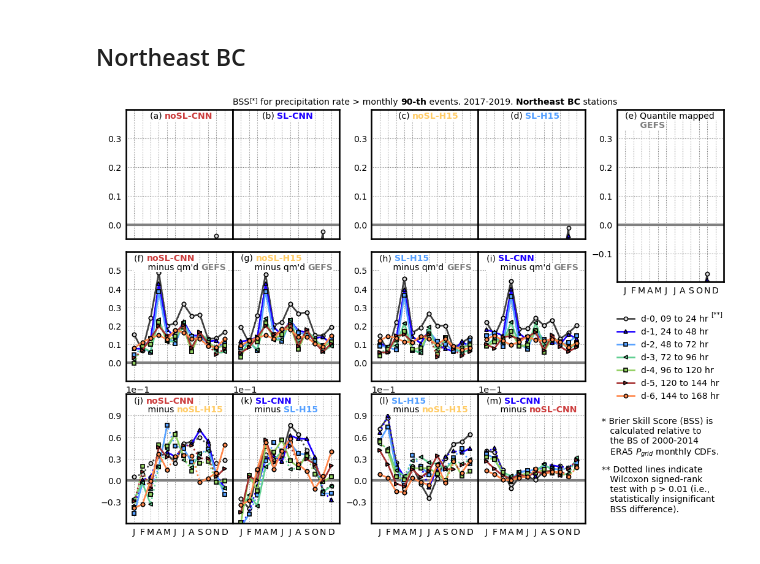
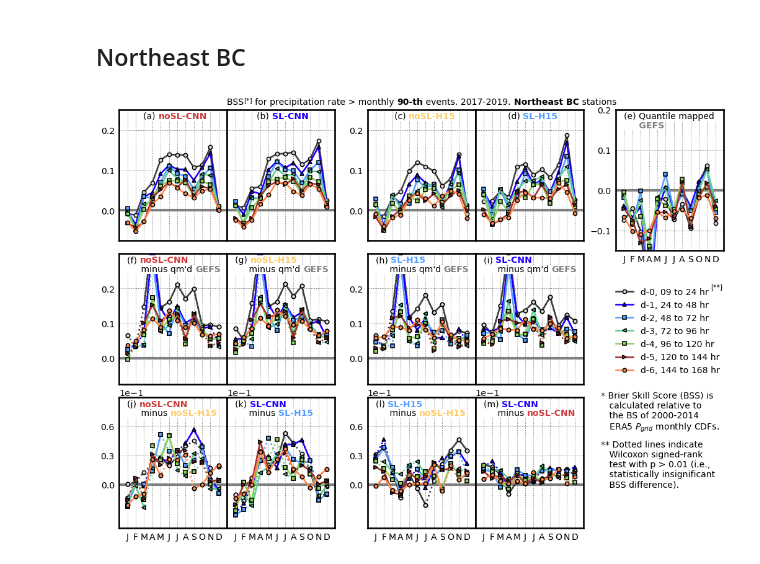
Before and after one commit to yingkaisha/rainbow, a Jupyter notebook: publish/PLOT_BSS_BCH.ipynb, the cells around one changed output. Cells and saved outputs as stored; diff of their text form; code cells hidden in the pictures.

```diff
--- a/publish/PLOT_BSS_BCH.ipynb
+++ b/publish/PLOT_BSS_BCH.ipynb
@@ -822,18 +808,18 @@ BSS_dict = np.load(save_dir+'BSS_BCH_loc2.npy', allow_pickle=True)[()]
 BSS_wilcox = np.load(save_dir+'BSS_BCH_wilcox_loc2.npy', allow_pickle=True)[()]
 # %%
 # 1st row
-YLIM0 = [-0.05, 0.4]
-YLIM1 = [-0.05, 0.4]
+YLIM0 = [-0.075, 0.25]
+YLIM1 = [-0.075, 0.25]
 YLIM = YLIM1
-YLIM_gfs = [-0.2, 0.4]
+YLIM_gfs = [-0.15, 0.2]
 
 # 2nd row
-YLIM_diff00 = [-0.1, 0.6]
-YLIM_diff01 = [-0.1, 0.6]
+YLIM_diff00 = [-0.075, 0.3]
+YLIM_diff01 = [-0.075, 0.3]
 
 # 3rd row
-YLIM_diff1 = [-0.06, 0.12]
-YLIM_diff2 = [-0.06, 0.12]
+YLIM_diff1 = [-0.045, 0.09]
+YLIM_diff2 = [-0.045, 0.09]
 
 labels = ['d-0, 09 to 24 hr',
           'd-1, 24 to 48 hr',
@@ -1011,27 +997,27 @@ for m, method in enumerate(methods_plot):
                            linestyle='-', color=C[d], marker=M[d], mfc=C_M[d], ms=6, mec='k', mew=1.5)
 
 for i in range(2):
-    AX_bss[0][i].set_yticks([0, 0.1, 0.2, 0.3])
+    AX_bss[0][i].set_yticks([0, 0.1, 0.2])
 
 for i in range(2, 4):
-    AX_bss[0][i].set_yticks([0, 0.1, 0.2, 0.3])
+    AX_bss[0][i].set_yticks([0, 0.1, 0.2])
 
-AX_gfs[0].set_yticks([-0.1, 0, 0.1, 0.2, 0.3,])
+AX_gfs[0].set_yticks([-0.1, 0, 0.1, 0.2])
 
 for i in [0, 1]:
-    AX_diff[0][i].set_yticks([0, 0.1, 0.2, 0.3, 0.4, 0.5]);
+    AX_diff[0][i].set_yticks([0, 0.1, 0.2,]);
 
 for i in [2, 3]:
-    AX_diff[0][i].set_yticks([0, 0.1, 0.2, 0.3, 0.4, 0.5]);
+    AX_diff[0][i].set_yticks([0, 0.1, 0.2,]);
 
 for i in [0, 1]:
     AX_diff[1][i].ticklabel_format(axis='y', scilimits=(-1, -1))
-    AX_diff[1][i].set_yticks([-0.03, 0, 0.03, 0.06, 0.09]);
+    AX_diff[1][i].set_yticks([0, 0.03, 0.06]);
     AX_diff[1][i].yaxis.offsetText.set_fontsize(14)
 
 for i in [2, 3]:
     AX_diff[1][i].ticklabel_format(axis='y', scilimits=(-1, -1))
-    AX_diff[1][i].set_yticks([-0.03, 0, 0.03, 0.06, 0.09]);
+    AX_diff[1][i].set_yticks([0, 0.03, 0.06]);
     AX_diff[1][i].yaxis.offsetText.set_fontsize(14)
 
 # ---------- title ---------- #
@@ -1044,35 +1030,34 @@ handle_title += gu.string_partial_format(fig, ax_t1, 0, 1.0, 'left', 'top',
 handle_title.append(ax_t1.text(0.0435, 0.999, '[*]', ha='left', va='top', fontsize=10, transform=ax_t1.transAxes))
 
 # ---------- legend ---------- #
-pad = 0.125
+pad = 0.055
 
 ax_lg1 = fig.add_axes([4.6/5.6, 1.1/3.2-pad, 1/5.6, 1/3.2])
 ax_lg1.set_axis_off()
 LG1 = ax_lg1.legend(handles=handle_lines[:7], bbox_to_anchor=(1.035, 0.975),
                     ncol=1, prop={'size':fontsize}, fancybox=False);
 LG1.get_frame().set_facecolor('none')
 LG1.get_frame().set_linewidth(0)
 LG1.get_frame().set_alpha(1.0)
 
 handle_title.append(ax_lg1.text(0.88, 0.945, '[**]', ha='left', va='top', fontsize=10, transform=ax_lg1.transAxes))
 
 ax_w1 = fig.add_axes([4.6/5.6-0.025, (1-0.15)/3.2-pad, 1/5.6+0.025, 0.375/3.2])
 ax_w1.set_axis_off()
 ax_w1.text(0, 1, '* Brier Skill Score (BSS) is\n   calculated relative to\n   the BS of 2000-2014\n   ERA5 $P_{grid}$ monthly CDFs.',
           ha='left', va='top', fontsize=fontsize, transform=ax_w1.transAxes);
 
 ax_w2 = fig.add_axes([4.6/5.6-0.025, (1-0.65)/3.2-pad, 1/5.6+0.025, 0.5/3.2])
 ax_w2.set_axis_off()
 ax_w2.text(0, 1,
            '** Dotted lines indicate\n   Wilcoxon signed-rank\n   test with p > 0.01 (i.e.,\n   statistically insignificant\n   BSS difference).',
            ha='left', va='top', fontsize=fontsize, transform=ax_w2.transAxes);
-# ---------- (end) ---------- #
 
 for handle in handle_title:
     handle.set_bbox(dict(facecolor='w', pad=0.5, edgecolor='none', zorder=2))
 
 if need_publish:
     # Save figure
     fig.savefig(fig_dir+'AnEn_BCH_BSS_Northeast.png', format='png', **fig_keys)
 # %% [output]
-[figure, old version]
+[figure, new version]
```
Also changed, not shown: parts of 5 cells of this notebook.
